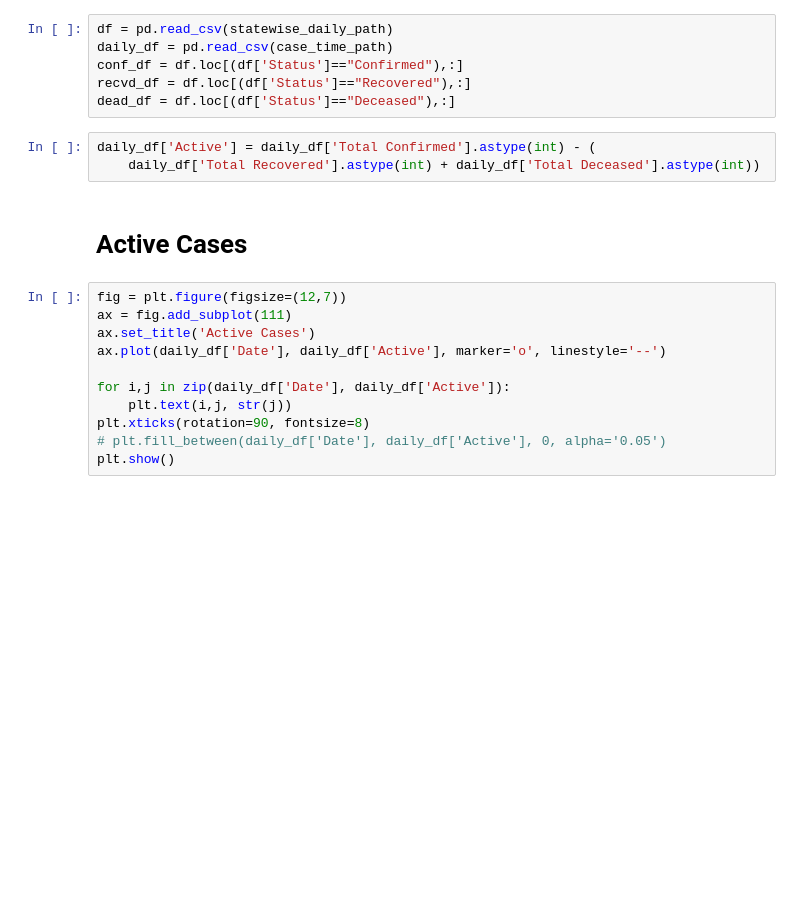
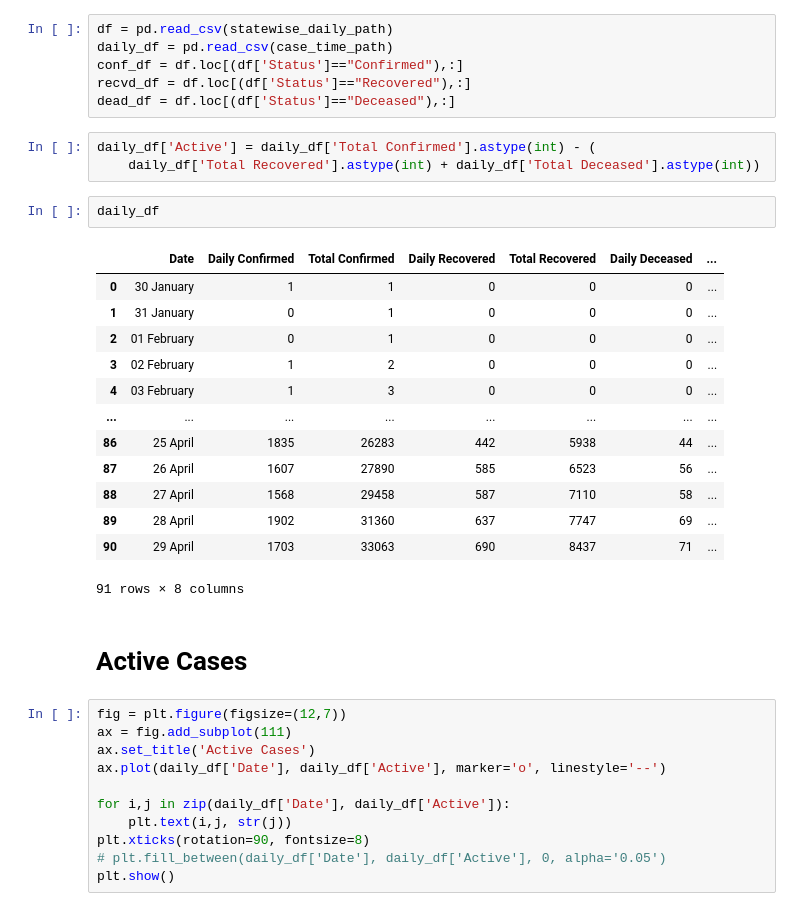
Before and after one commit to rayshu/CoVID-Tracker-India, a Jupyter notebook: Trend Analysis.ipynb, the cells around one changed output. Drawn from its saved outputs; the diff is of its cells as text; blank space fills up the shorter version.

Commit message:
Added Daily analysis

```diff
--- a/Trend Analysis.ipynb
+++ b/Trend Analysis.ipynb
@@ -21,6 +21,22 @@ dead_df = df.loc[(df['Status']=="Deceased"),:]
 # %%
 daily_df['Active'] = daily_df['Total Confirmed'].astype(int) - (
     daily_df['Total Recovered'].astype(int) + daily_df['Total Deceased'].astype(int))
+# %%
+daily_df
+# %% [output]
+|  | Date | Daily Confirmed | Total Confirmed | Daily Recovered | Total Recovered | Daily Deceased | ... |
+| 0 | 30 January | 1 | 1 | 0 | 0 | 0 | ... |
+| 1 | 31 January | 0 | 1 | 0 | 0 | 0 | ... |
+| 2 | 01 February | 0 | 1 | 0 | 0 | 0 | ... |
+| 3 | 02 February | 1 | 2 | 0 | 0 | 0 | ... |
+| 4 | 03 February | 1 | 3 | 0 | 0 | 0 | ... |
+| ... | ... | ... | ... | ... | ... | ... | ... |
+| 86 | 25 April | 1835 | 26283 | 442 | 5938 | 44 | ... |
+| 87 | 26 April | 1607 | 27890 | 585 | 6523 | 56 | ... |
+| 88 | 27 April | 1568 | 29458 | 587 | 7110 | 58 | ... |
+| 89 | 28 April | 1902 | 31360 | 637 | 7747 | 69 | ... |
+| 90 | 29 April | 1703 | 33063 | 690 | 8437 | 71 | ... |
+91 rows × 8 columns
 # %% [markdown]
 # Active Cases
 # %%
```
Also changed, not shown: parts of 9 cells of this notebook.
